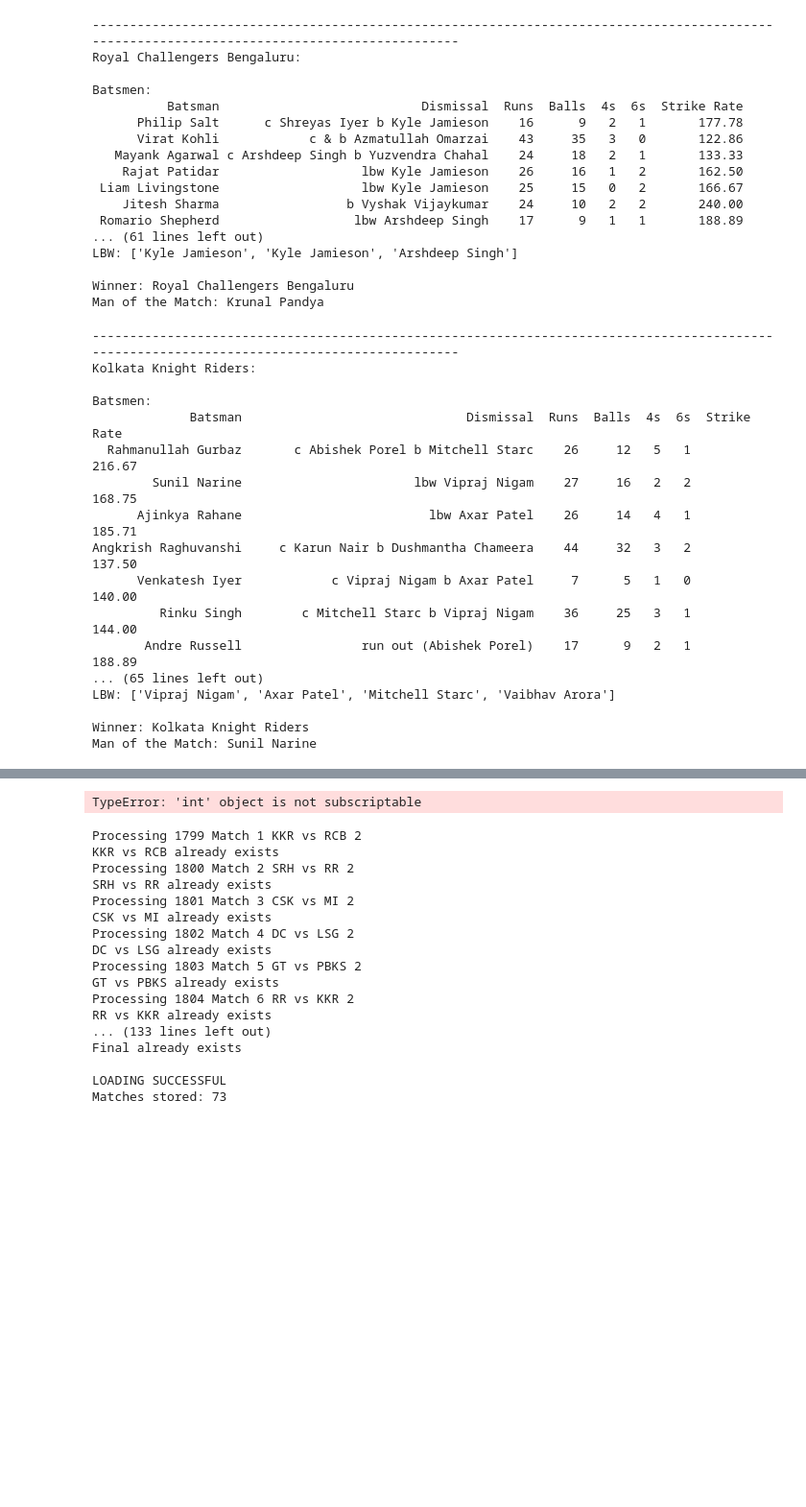
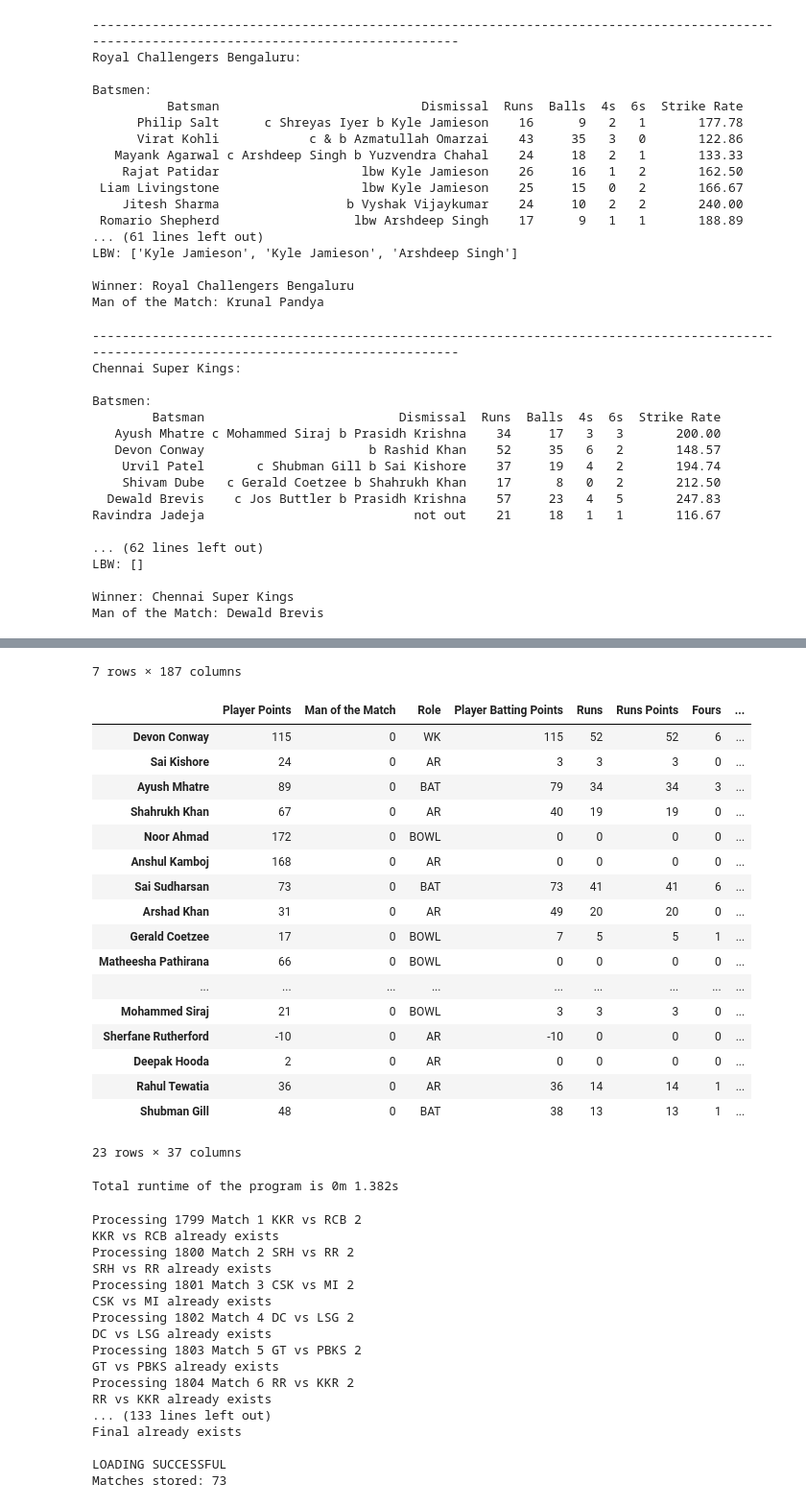
Before and after one commit to nisarg-m-shah/IPL-Fantasy-2026, a Jupyter notebook: test.ipynb, the cells around one changed output, grey strips where cells are left out. Shown at 96% size. Saved outputs shown, nothing was run; the diff lists cells and outputs as text; code cells hidden in the pictures; blank space fills up the shorter version.

```diff
--- a/test.ipynb
+++ b/test.ipynb
@@ -319,6 +319,7 @@ Man of the Match: Krunal Pandya
 # %%
 from Points import Player,Team,Match
 import time
+import dill
 if __name__ == '__main__':
     # Load the object (class definition is included!)
     with open("ipl25.pkl", "rb") as f:
@@ -328,7 +329,7 @@ if __name__ == '__main__':
 
     begin = time.time()
 
-    match_name = "DC vs KKR"
+    match_name = "GT vs CSK"
     match_object = match_objects[match_name]
 
     # match_object = match_objects[60]
@@ -471,19 +472,19 @@ if __name__ == '__main__':
     print(f"Total runtime of the program is {total_time_taken}")
 # %% [output]
 --------------------------------------------------------------------------------------------------------------------------------------------
-Kolkata Knight Riders:
+Chennai Super Kings:
 
 Batsmen:
-             Batsman                              Dismissal  Runs  Balls  4s  6s  Strike Rate
-  Rahmanullah Gurbaz       c Abishek Porel b Mitchell Starc    26     12   5   1       216.67
-        Sunil Narine                       lbw Vipraj Nigam    27     16   2   2       168.75
-      Ajinkya Rahane                         lbw Axar Patel    26     14   4   1       185.71
-Angkrish Raghuvanshi     c Karun Nair b Dushmantha Chameera    44     32   3   2       137.50
-      Venkatesh Iyer            c Vipraj Nigam b Axar Patel     7      5   1   0       140.00
-         Rinku Singh        c Mitchell Starc b Vipraj Nigam    36     25   3   1       144.00
-       Andre Russell                run out (Abishek Porel)    17      9   2   1       188.89
-... (65 lines left out)
-LBW: ['Vipraj Nigam', 'Axar Patel', 'Mitchell Starc', 'Vaibhav Arora']
+        Batsman                          Dismissal  Runs  Balls  4s  6s  Strike Rate
+   Ayush Mhatre c Mohammed Siraj b Prasidh Krishna    34     17   3   3       200.00
+   Devon Conway                      b Rashid Khan    52     35   6   2       148.57
+    Urvil Patel       c Shubman Gill b Sai Kishore    37     19   4   2       194.74
+    Shivam Dube   c Gerald Coetzee b Shahrukh Khan    17      8   0   2       212.50
+  Dewald Brevis    c Jos Buttler b Prasidh Krishna    57     23   4   5       247.83
+Ravindra Jadeja                            not out    21     18   1   1       116.67
 
-Winner: Kolkata Knight Riders
-Man of the Match: Sunil Narine
+... (62 lines left out)
+LBW: []
+
+Winner: Chennai Super Kings
+Man of the Match: Dewald Brevis
@@ -490,4 +499,23 @@ Man of the Match: Sunil Narine
-TypeError: 'int' object is not subscriptable
+7 rows × 187 columns
+|  | Player Points | Man of the Match | Role | Player Batting Points | Runs | Runs Points | Fours | ... |
+| Devon Conway | 115 | 0 | WK | 115 | 52 | 52 | 6 | ... |
+| Sai Kishore | 24 | 0 | AR | 3 | 3 | 3 | 0 | ... |
+| Ayush Mhatre | 89 | 0 | BAT | 79 | 34 | 34 | 3 | ... |
+| Shahrukh Khan | 67 | 0 | AR | 40 | 19 | 19 | 0 | ... |
+| Noor Ahmad | 172 | 0 | BOWL | 0 | 0 | 0 | 0 | ... |
+| Anshul Kamboj | 168 | 0 | AR | 0 | 0 | 0 | 0 | ... |
+| Sai Sudharsan | 73 | 0 | BAT | 73 | 41 | 41 | 6 | ... |
+| Arshad Khan | 31 | 0 | AR | 49 | 20 | 20 | 0 | ... |
+| Gerald Coetzee | 17 | 0 | BOWL | 7 | 5 | 5 | 1 | ... |
+| Matheesha Pathirana | 66 | 0 | BOWL | 0 | 0 | 0 | 0 | ... |
+| ... | ... | ... | ... | ... | ... | ... | ... | ... |
+| Mohammed Siraj | 21 | 0 | BOWL | 3 | 3 | 3 | 0 | ... |
+| Sherfane Rutherford | -10 | 0 | AR | -10 | 0 | 0 | 0 | ... |
+| Deepak Hooda | 2 | 0 | AR | 0 | 0 | 0 | 0 | ... |
+| Rahul Tewatia | 36 | 0 | AR | 36 | 14 | 14 | 1 | ... |
+| Shubman Gill | 48 | 0 | BAT | 38 | 13 | 13 | 1 | ... |
+23 rows × 37 columns
+Total runtime of the program is 0m 1.382s
 # %%
 from Points import Player,Team,Match
 from Output import run_output_pipeline
```
Also changed, not shown: parts of 1 cell of this notebook, 10 other files.
